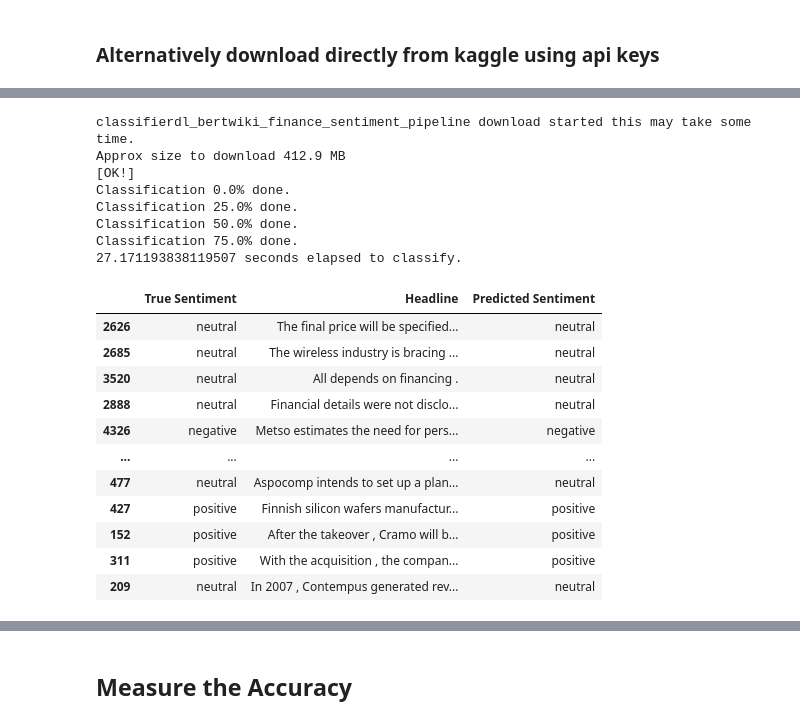
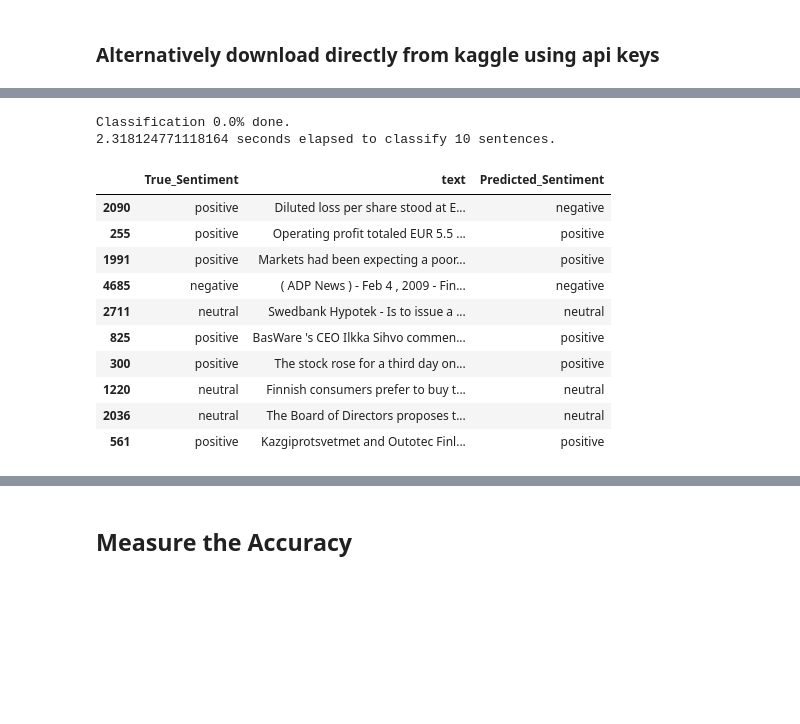
Before and after one commit to Maksym-Tymchenko/johnsnow, a Jupyter notebook: CLASS_FOR_SENTIMENT_DETECTION_USING_SNOW_LABS_PIPELINES.ipynb, the cells around one changed output, grey strips where cells are left out. Saved outputs shown, nothing was run; the diff lists cells and outputs as text; code cells hidden in the pictures; blank space fills up the shorter version.

```diff
--- a/CLASS_FOR_SENTIMENT_DETECTION_USING_SNOW_LABS_PIPELINES.ipynb
+++ b/CLASS_FOR_SENTIMENT_DETECTION_USING_SNOW_LABS_PIPELINES.ipynb
@@ -332,0 +325,17 @@ Downloading sentiment-analysis-for-financial-news.zip to ./sentiment-analysis-fo
+# %%
+import io
+import time
+
+# Store data in a Pandas Dataframe
+df_pandas = pd.read_csv("./sentiment-analysis-for-financial-news/all-data.csv", encoding='latin-1')
+
+# Change column names (pipelines require a "text" column to predict)
+df_pandas.columns = ['True_Sentiment', 'text']
+
+# shuffle the DataFrame rows
+df_pandas = df_pandas.sample(frac = 1)
+
+# Make dataset smaller for faster runtime
+num_sentences = 10
+total_num_sentences = df_pandas.shape[0]
+df_pandas.drop(df_pandas.index[num_sentences:total_num_sentences], inplace=True)
@@ -333,80 +344,55 @@ Downloading sentiment-analysis-for-financial-news.zip to ./sentiment-analysis-fo
 # %%
-import io
-import time
-
-# Store data in a Pandas Dataframe
-df = pd.read_csv("./sentiment-analysis-for-financial-news/all-data.csv", encoding='latin-1')
-df.columns = ['True Sentiment', 'Headline']
-
-# shuffle the DataFrame rows
-df = df.sample(frac = 1)
-
-# Make dataset smaller for faster runtime
-num_sentences = 100
-total_num_sentences = df.shape[0]
-df.drop(df.index[num_sentences:total_num_sentences], inplace=True)
-
-
-
 # Create the identifier object
 # identifier = SentimentIdentification(MODEL_NAME = "custom_pipeline") # 90.2% accuracy on 500 sentences 89.8% on 1000 sentences
-identifier = SentimentIdentification(MODEL_NAME =  "classifierdl_bertwiki_finance_sentiment_pipeline") # Alternative pretrained pipeline 90.0% accuracy on 500 sentences
-
+# identifier = SentimentIdentification(MODEL_NAME =  "classifierdl_bertwiki_finance_sentiment_pipeline") # Alternative pretrained pipeline 90.0% accuracy on 500 sentences
 
 preds = []
 target = []
 ignored_idxs = []
 sentiment_to_ignore = "" # e.g. neutral
 
 # Measure how long it takes
 start = time.time()
 
 # Collect predicted sentiment for each headline - take three minutes to run
-for idx, hl in enumerate(df['Headline']):
+for idx, hl in enumerate(df_pandas['text']):
 
     # Only append the sentiment if it is not the sentiment to ignore (e.g. neutral)
-    target_sentiment = df["True Sentiment"][df.index[idx]]
+    target_sentiment = df_pandas["True_Sentiment"][df_pandas.index[idx]]
 
     if target_sentiment != sentiment_to_ignore:
       preds.append(identifier.predict(hl))
     else:
       ignored_idxs.append(idx)
 
     # Print progress
     if idx % 25 == 0:
       print(f"Classification {100*idx/num_sentences}% done.")
 
 # Remove all ignored entries from dataset
-df.drop(df.index[ignored_idxs], inplace=True)
+df_pandas.drop(df_pandas.index[ignored_idxs], inplace=True)
 
-df['Predicted Sentiment'] = preds
+df_pandas['Predicted_Sentiment'] = preds
 
 # Measure how long it takes
 end = time.time()
-print(f"{end-start} seconds elapsed to classify.")
+print(f"{end-start} seconds elapsed to classify {num_sentences} sentences.")
 
 # Modify predicted labels to match with true labels
 # df = df.replace({'Predicted Sentiment': {'pos' : 'positive', 'neg' : 'negative'}})
 
-df
+df_pandas
 # %% [output]
-classifierdl_bertwiki_finance_sentiment_pipeline download started this may take some time.
-Approx size to download 412.9 MB
-[OK!]
 Classification 0.0% done.
-Classification 25.0% done.
-Classification 50.0% done.
-Classification 75.0% done.
-27.171193838119507 seconds elapsed to classify.
+2.318124771118164 seconds elapsed to classify 10 sentences.
-|  | True Sentiment | Headline | Predicted Sentiment |
-| 2626 | neutral | The final price will be specified... | neutral |
-| 2685 | neutral | The wireless industry is bracing ... | neutral |
-| 3520 | neutral | All depends on financing . | neutral |
-| 2888 | neutral | Financial details were not disclo... | neutral |
-| 4326 | negative | Metso estimates the need for pers... | negative |
-| ... | ... | ... | ... |
-| 477 | neutral | Aspocomp intends to set up a plan... | neutral |
-| 427 | positive | Finnish silicon wafers manufactur... | positive |
-| 152 | positive | After the takeover , Cramo will b... | positive |
-| 311 | positive | With the acquisition , the compan... | positive |
-| 209 | neutral | In 2007 , Contempus generated rev... | neutral |
+|  | True_Sentiment | text | Predicted_Sentiment |
+| 2090 | positive | Diluted loss per share stood at E... | negative |
+| 255 | positive | Operating profit totaled EUR 5.5 ... | positive |
+| 1991 | positive | Markets had been expecting a poor... | positive |
+| 4685 | negative | ( ADP News ) - Feb 4 , 2009 - Fin... | negative |
+| 2711 | neutral | Swedbank Hypotek - Is to issue a ... | neutral |
+| 825 | positive | BasWare 's CEO Ilkka Sihvo commen... | positive |
+| 300 | positive | The stock rose for a third day on... | positive |
+| 1220 | neutral | Finnish consumers prefer to buy t... | neutral |
+| 2036 | neutral | The Board of Directors proposes t... | neutral |
+| 561 | positive | Kazgiprotsvetmet and Outotec Finl... | positive |
```
Also changed, not shown: parts of 12 cells of this notebook.
